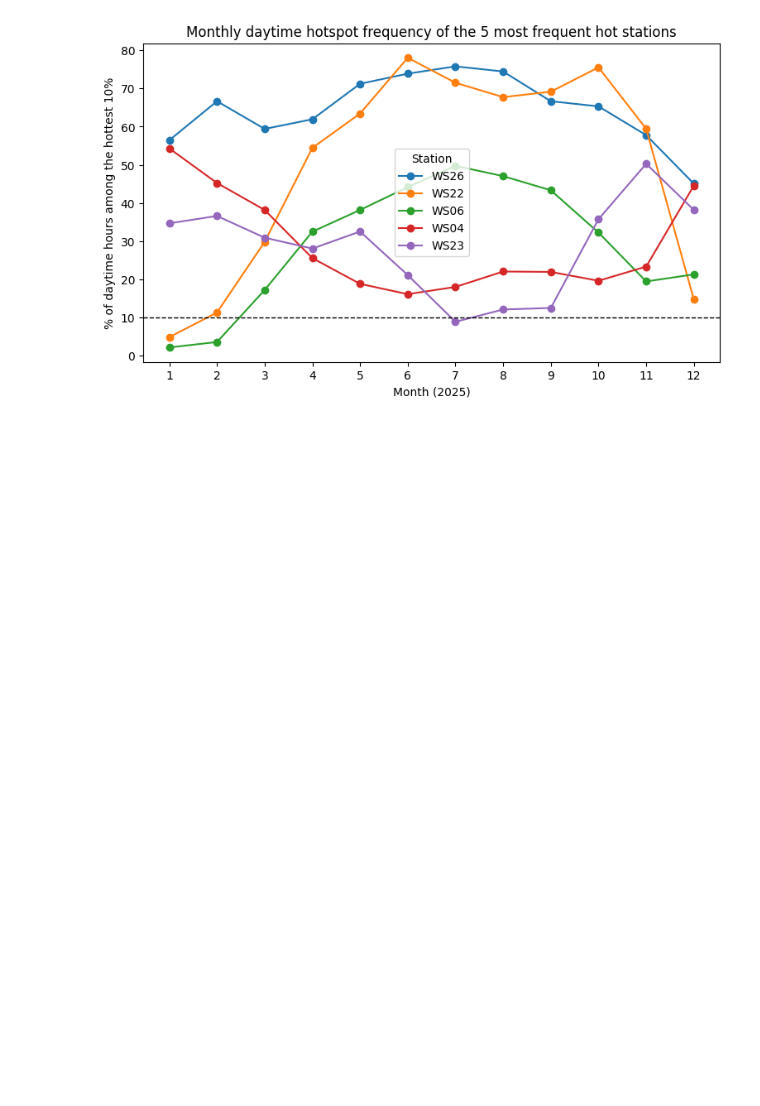
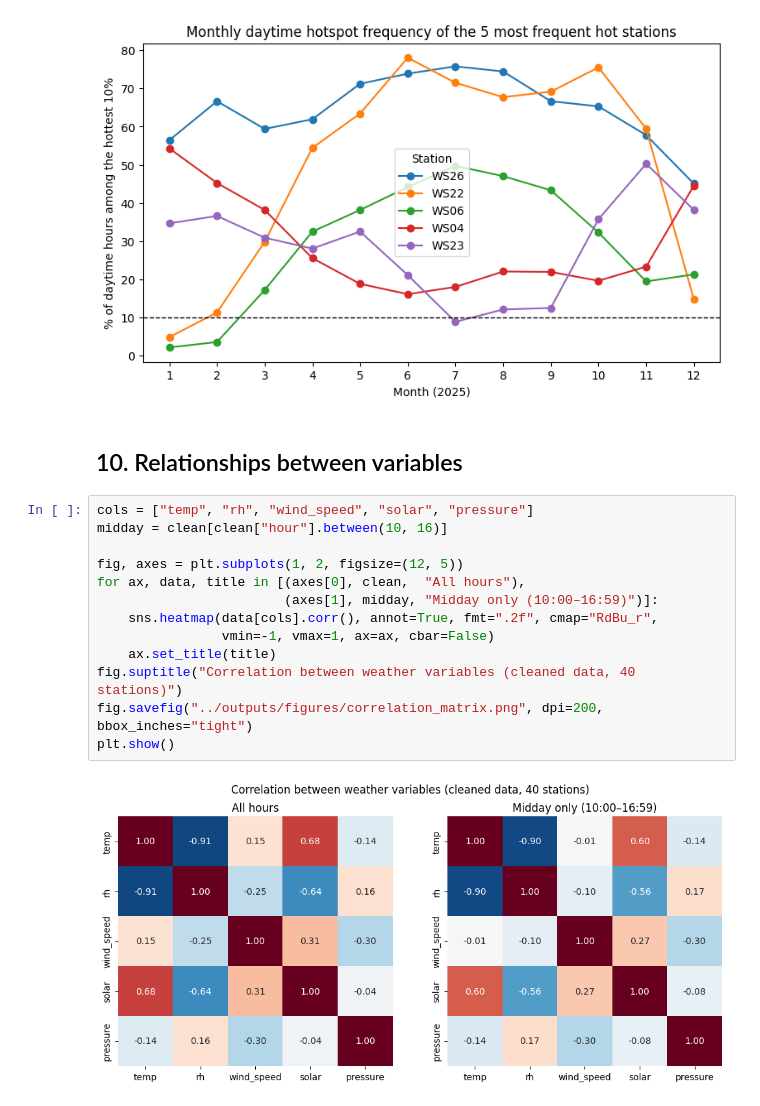
Before and after one commit to fabianhuang54/BPS5231-Spatial-Intelligence-for-Urban-Greening, a Jupyter notebook: notebooks/01_weather_eda.ipynb, the cells around one changed output. Cells and saved outputs as stored; diff of their text form; blank space fills up the shorter version.

Commit message:
Add correlation matrix analysis and set notebook kernel to project venv
Co-Authored-By: Claude Sonnet 5.5 <noreply@anthropic.com>

```diff
--- a/notebooks/01_weather_eda.ipynb
+++ b/notebooks/01_weather_eda.ipynb
@@ -419,3 +419,20 @@ fig.savefig("../outputs/figures/hotspot_monthly.png", dpi=200, bbox_inches="tigh
 plt.show()
 # %% [output]
 [figure]
+# %% [markdown]
+## 10. Relationships between variables
+# %%
+cols = ["temp", "rh", "wind_speed", "solar", "pressure"]
+midday = clean[clean["hour"].between(10, 16)]
+
+fig, axes = plt.subplots(1, 2, figsize=(12, 5))
+for ax, data, title in [(axes[0], clean,  "All hours"),
+                        (axes[1], midday, "Midday only (10:00–16:59)")]:
+    sns.heatmap(data[cols].corr(), annot=True, fmt=".2f", cmap="RdBu_r",
+                vmin=-1, vmax=1, ax=ax, cbar=False)
+    ax.set_title(title)
+fig.suptitle("Correlation between weather variables (cleaned data, 40 stations)")
+fig.savefig("../outputs/figures/correlation_matrix.png", dpi=200, bbox_inches="tight")
+plt.show()
+# %% [output]
+[figure, added]
```
Also changed, not shown: parts of 2 cells of this notebook, 1 other file.
